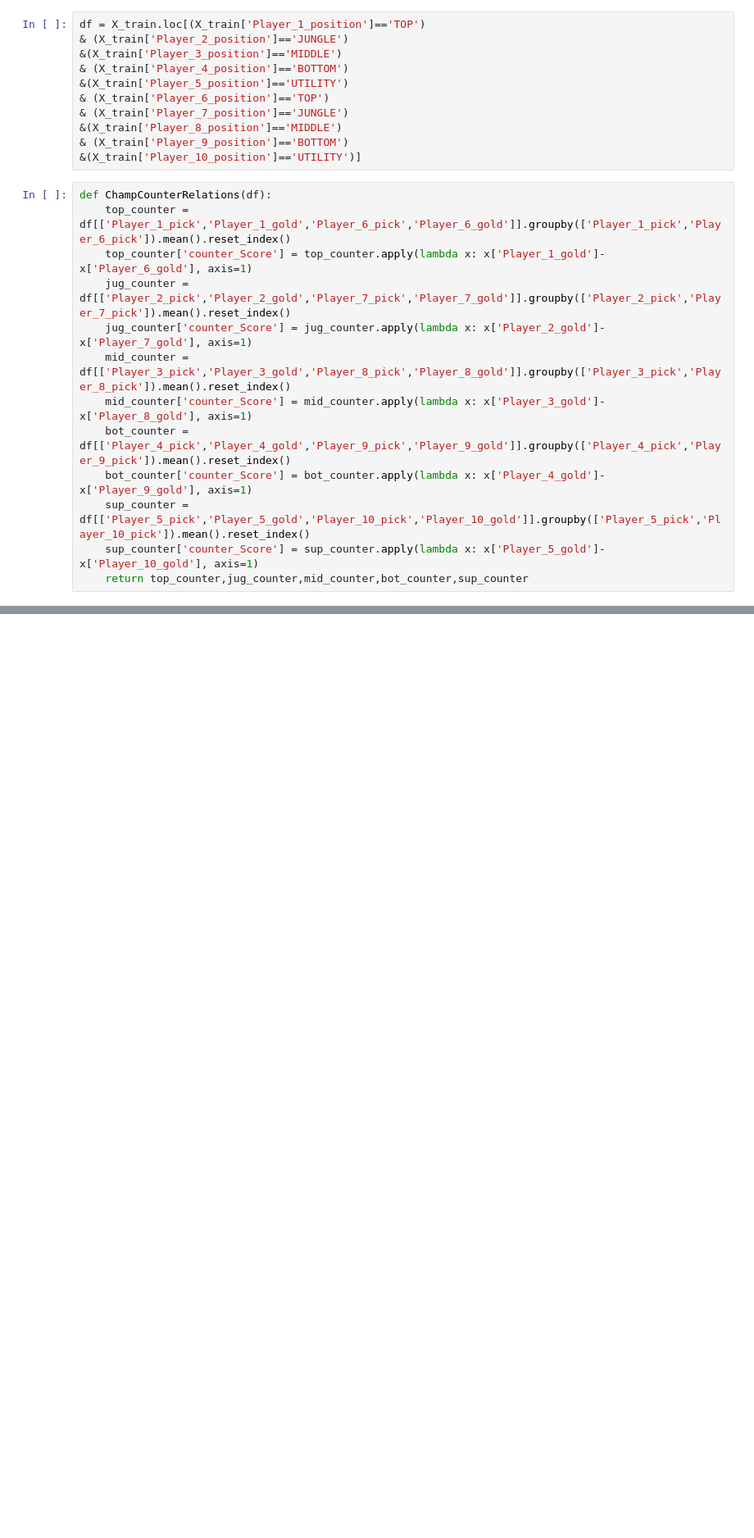
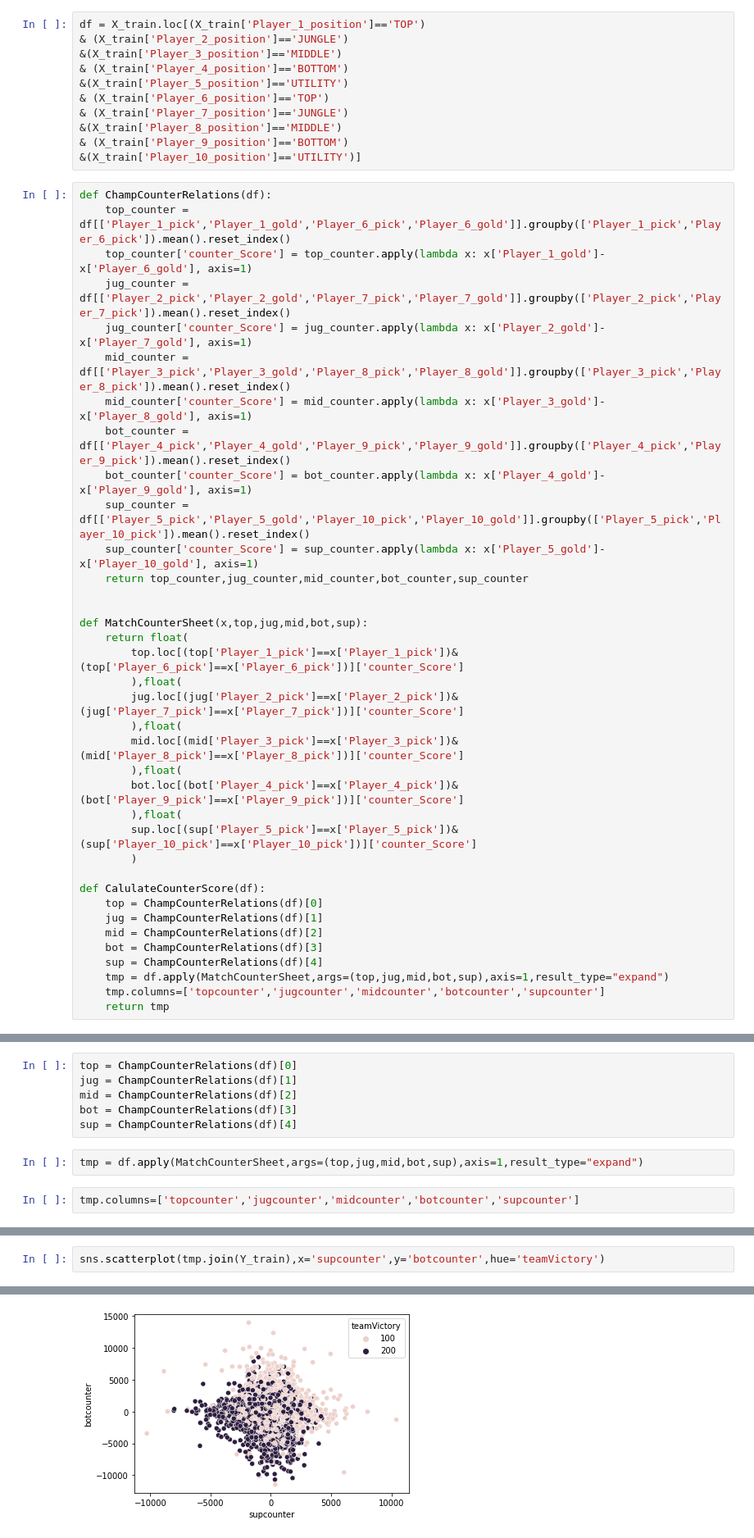
Before and after one commit to Jiawei-oukai/MachinLearning-LOL_Gaming, a Jupyter notebook: 1.ChampCounterRelations.ipynb, the cells around one changed output, grey strips where cells are left out. Shown at 82% size. Cells and saved outputs as stored; diff of their text form; blank space fills up the shorter version.

```diff
--- a/1.ChampCounterRelations.ipynb
+++ b/1.ChampCounterRelations.ipynb
@@ -49,3 +33,27 @@ def ChampCounterRelations(df):
     sup_counter = df[['Player_5_pick','Player_5_gold','Player_10_pick','Player_10_gold']].groupby(['Player_5_pick','Player_10_pick']).mean().reset_index()
     sup_counter['counter_Score'] = sup_counter.apply(lambda x: x['Player_5_gold']-x['Player_10_gold'], axis=1)
     return top_counter,jug_counter,mid_counter,bot_counter,sup_counter
+
+
+def MatchCounterSheet(x,top,jug,mid,bot,sup):
+    return float(
+        top.loc[(top['Player_1_pick']==x['Player_1_pick'])&(top['Player_6_pick']==x['Player_6_pick'])]['counter_Score']
+        ),float(
+        jug.loc[(jug['Player_2_pick']==x['Player_2_pick'])&(jug['Player_7_pick']==x['Player_7_pick'])]['counter_Score']
+        ),float(
+        mid.loc[(mid['Player_3_pick']==x['Player_3_pick'])&(mid['Player_8_pick']==x['Player_8_pick'])]['counter_Score']
+        ),float(
+        bot.loc[(bot['Player_4_pick']==x['Player_4_pick'])&(bot['Player_9_pick']==x['Player_9_pick'])]['counter_Score']
+        ),float(
+        sup.loc[(sup['Player_5_pick']==x['Player_5_pick'])&(sup['Player_10_pick']==x['Player_10_pick'])]['counter_Score']
+        )
+
+def CalulateCounterScore(df):
+    top = ChampCounterRelations(df)[0]
+    jug = ChampCounterRelations(df)[1]
+    mid = ChampCounterRelations(df)[2]
+    bot = ChampCounterRelations(df)[3]
+    sup = ChampCounterRelations(df)[4]
+    tmp = df.apply(MatchCounterSheet,args=(top,jug,mid,bot,sup),axis=1,result_type="expand")
+    tmp.columns=['topcounter','jugcounter','midcounter','botcounter','supcounter']
+    return tmp
@@ -67,0 +60,10 @@ ChampCounterRelations(df)[0]
+# %%
+top = ChampCounterRelations(df)[0]
+jug = ChampCounterRelations(df)[1]
+mid = ChampCounterRelations(df)[2]
+bot = ChampCounterRelations(df)[3]
+sup = ChampCounterRelations(df)[4]
+# %%
+tmp = df.apply(MatchCounterSheet,args=(top,jug,mid,bot,sup),axis=1,result_type="expand")
+# %%
+tmp.columns=['topcounter','jugcounter','midcounter','botcounter','supcounter']
@@ -67,0 +107,3 @@ ChampCounterRelations(df)[0]
+# %%
+sns.scatterplot(tmp.join(Y_train),x='supcounter',y='botcounter',hue='teamVictory')
+# %% [output]
@@ -67,0 +111 @@ ChampCounterRelations(df)[0]
+[figure, added]
```
Also changed, not shown: parts of 14 cells of this notebook.
